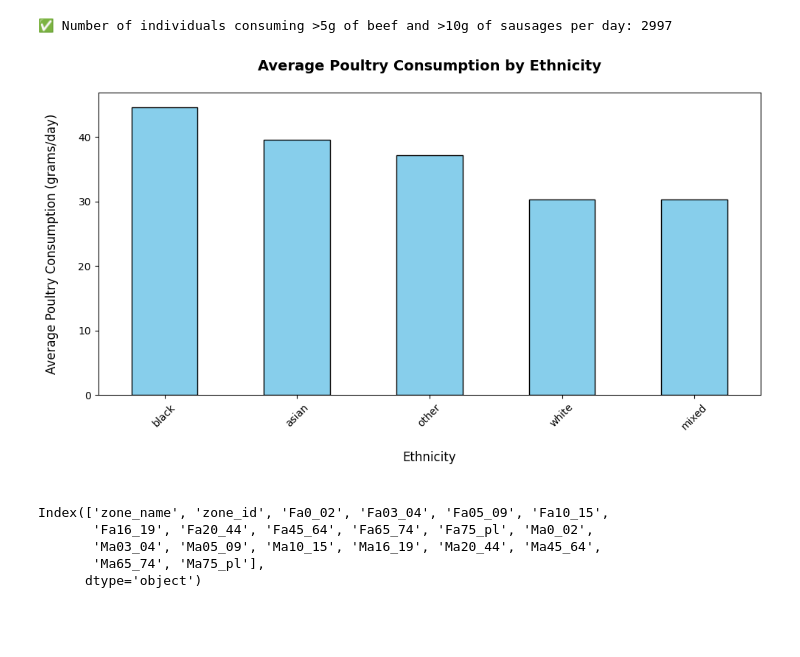
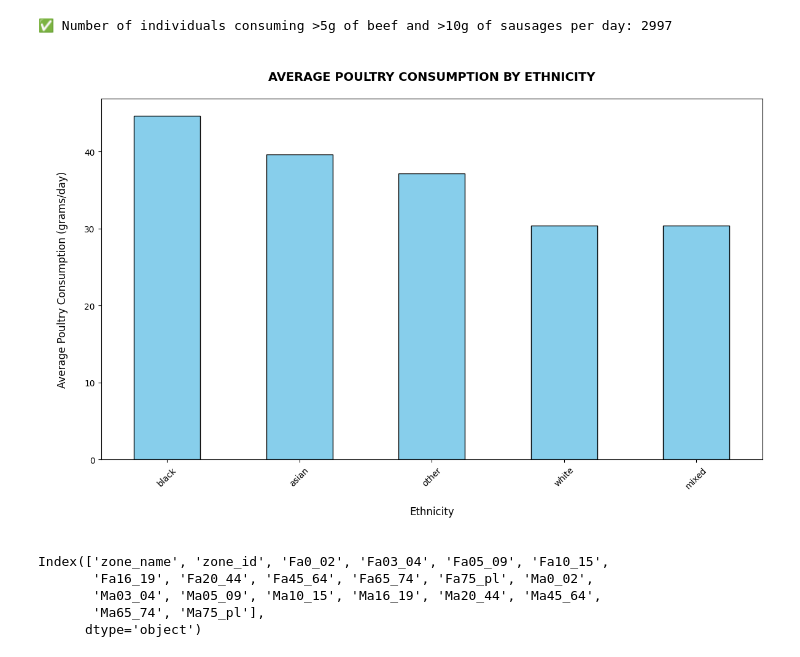
Before and after one commit to ClaudiaTurner/Predictive_Analytics, a Jupyter notebook: Assignment_1_P_Analytics.ipynb, the cells around one changed output. Cells and saved outputs as stored; diff of their text form; code cells hidden in the pictures; blank space fills up the shorter version.

```diff
--- a/Assignment_1_P_Analytics.ipynb
+++ b/Assignment_1_P_Analytics.ipynb
@@ -38,33 +38,33 @@ print(f"✅ Number of individuals consuming >5g of beef and >10g of sausages per
 # %%
 # Q1.3 Poultry consumption
 # 8 Points
 # Grading comment:
 # Using the individual level dataset (‘individuals.csv’), create a bar chart showing average poultry consumption for each ethnicity category. Export as a JPEG image and upload.
 
 # 2. Group by 'ethnicity' and calculate the mean poultry consumption
 ethnicity_poultry = Individuals.groupby('Ethnicity')['Poultry'].mean().sort_values(ascending=False)
 
 # 3. Plot the bar chart
-plt.figure(figsize=(10, 6))
+plt.figure(figsize=(12, 8))
 ethnicity_poultry.plot(kind='bar', color='skyblue', edgecolor='black')
 
 # 4. Add labels and title
-plt.title("Average Poultry Consumption by Ethnicity\n", fontsize=14, fontweight='bold')
+plt.title("\nAVERAGE POULTRY CONSUMPTION BY ETHNICITY\n", fontsize=14, fontweight='bold')
 plt.xlabel("\nEthnicity\n", fontsize=12)
-plt.ylabel("Average Poultry Consumption (grams/day)\n", fontsize=12)
+plt.ylabel("\nAverage Poultry Consumption (grams/day)\n", fontsize=12,)
 plt.xticks(rotation=45)
 plt.tight_layout()
 
 # 5. Save as JPEG
 plt.savefig("poultry_by_ethnicity.jpg", format='jpeg', dpi=300)
 
 # 6. Show plot (optional, for review)
 
 plt.savefig('Average_Poultry.png')
 
 plt.show()
 # %% [output]
-[figure, old version]
+[figure, new version]
 # %%
 Age_Sex.columns
 # %% [output]
```
